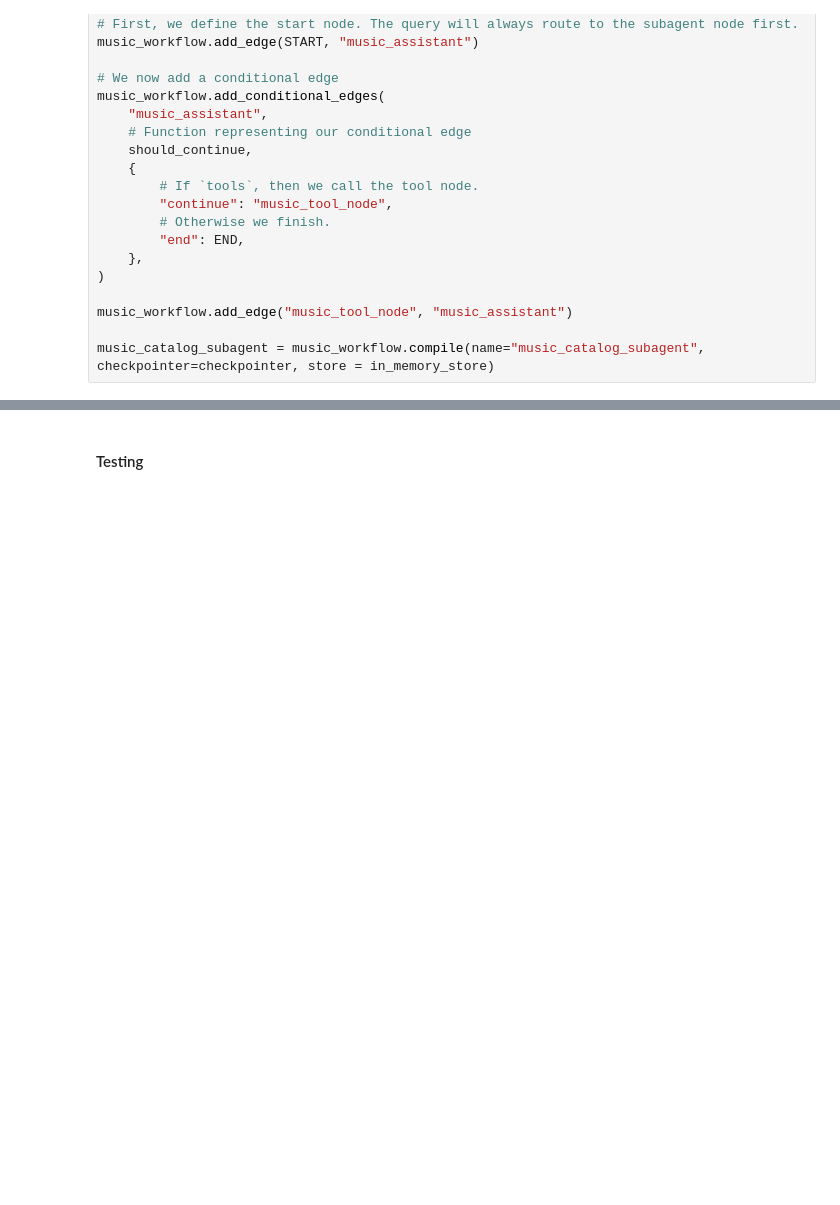
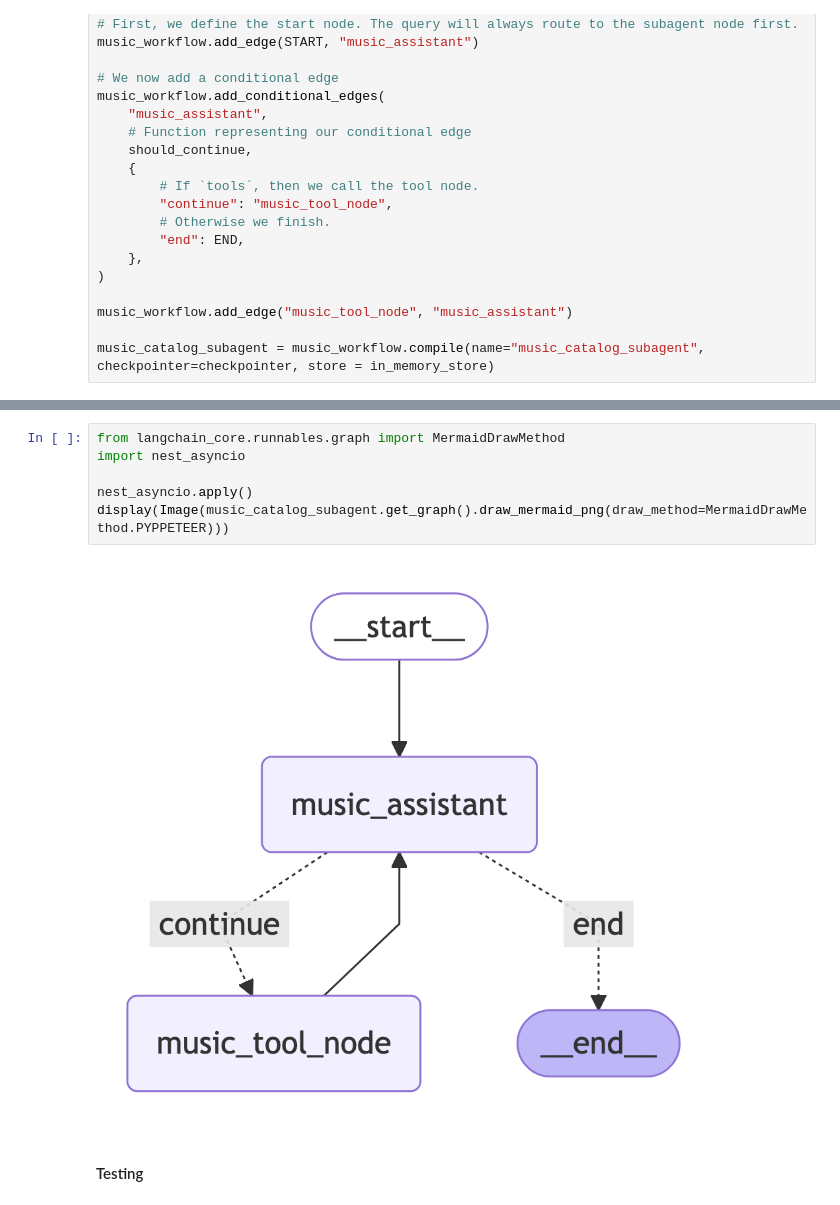
Before and after one commit to catherine-langchain/LangGraph-Multi-Agent-101, a Jupyter notebook: multi-agent-101.ipynb, the cells around one changed output, grey strips where cells are left out. Saved outputs shown, nothing was run; the diff lists cells and outputs as text; blank space fills up the shorter version.

Commit message:
Update graph visualization

```diff
--- a/multi-agent-101.ipynb
+++ b/multi-agent-101.ipynb
@@ -297,3 +297,11 @@ display(Image(music_catalog_subagent.get_graph().draw_mermaid_png()))
+# %%
+from langchain_core.runnables.graph import MermaidDrawMethod
+import nest_asyncio
+
+nest_asyncio.apply()
+display(Image(music_catalog_subagent.get_graph().draw_mermaid_png(draw_method=MermaidDrawMethod.PYPPETEER)))
+# %% [output]
+[figure, added]
 # %% [markdown]
 #### Testing
 # %% [markdown]
```
Also changed, not shown: parts of 17 cells of this notebook, 1 other file.
